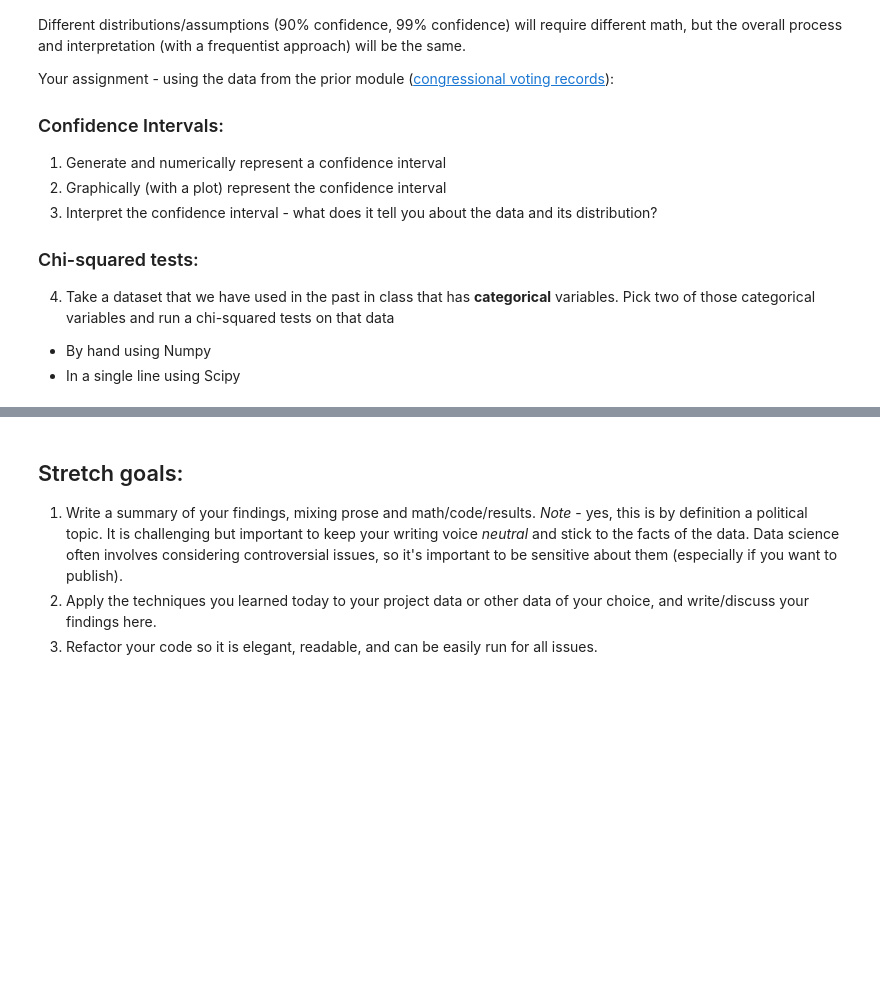
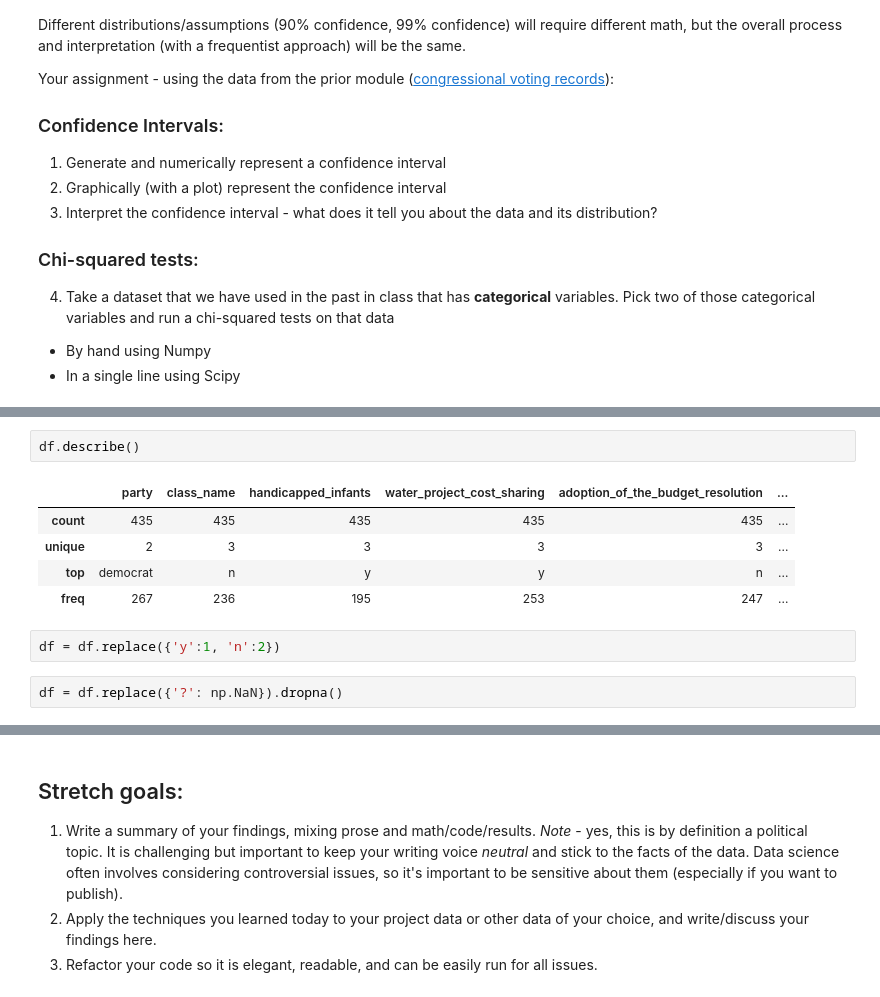
Before and after one commit to bloominstituteoftechnology/DS-Unit-1-Sprint-2-Statistics, a Jupyter notebook: module2/LS_DS_122_Sampling_Confidence_Intervals_and_Hypothesis_Testing_Assignment.ipynb, the cells around one changed output, grey strips where cells are left out. Saved outputs shown, nothing was run; the diff lists cells and outputs as text; blank space fills up the shorter version.

```diff
--- a/module2/LS_DS_122_Sampling_Confidence_Intervals_and_Hypothesis_Testing_Assignment.ipynb
+++ b/module2/LS_DS_122_Sampling_Confidence_Intervals_and_Hypothesis_Testing_Assignment.ipynb
@@ -31,0 +67,12 @@ Your assignment - using the data from the prior module ([congressional voting re
+# %%
+df.describe()
+# %% [output]
+|  | party | class_name | handicapped_infants | water_project_cost_sharing | adoption_of_the_budget_resolution | ... |
+| count | 435 | 435 | 435 | 435 | 435 | ... |
+| unique | 2 | 3 | 3 | 3 | 3 | ... |
+| top | democrat | n | y | y | n | ... |
+| freq | 267 | 236 | 195 | 253 | 247 | ... |
+# %%
+df = df.replace({'y':1, 'n':2})
+# %%
+df = df.replace({'?': np.NaN}).dropna()
```
Also changed, not shown: parts of 10 cells of this notebook.
